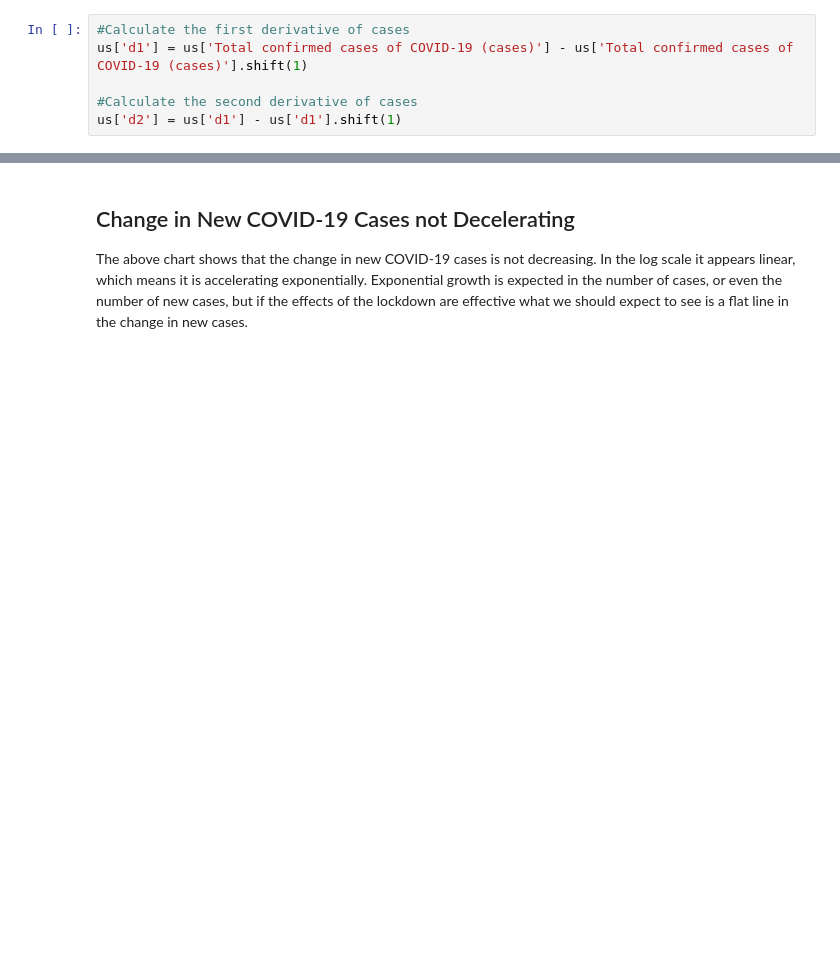
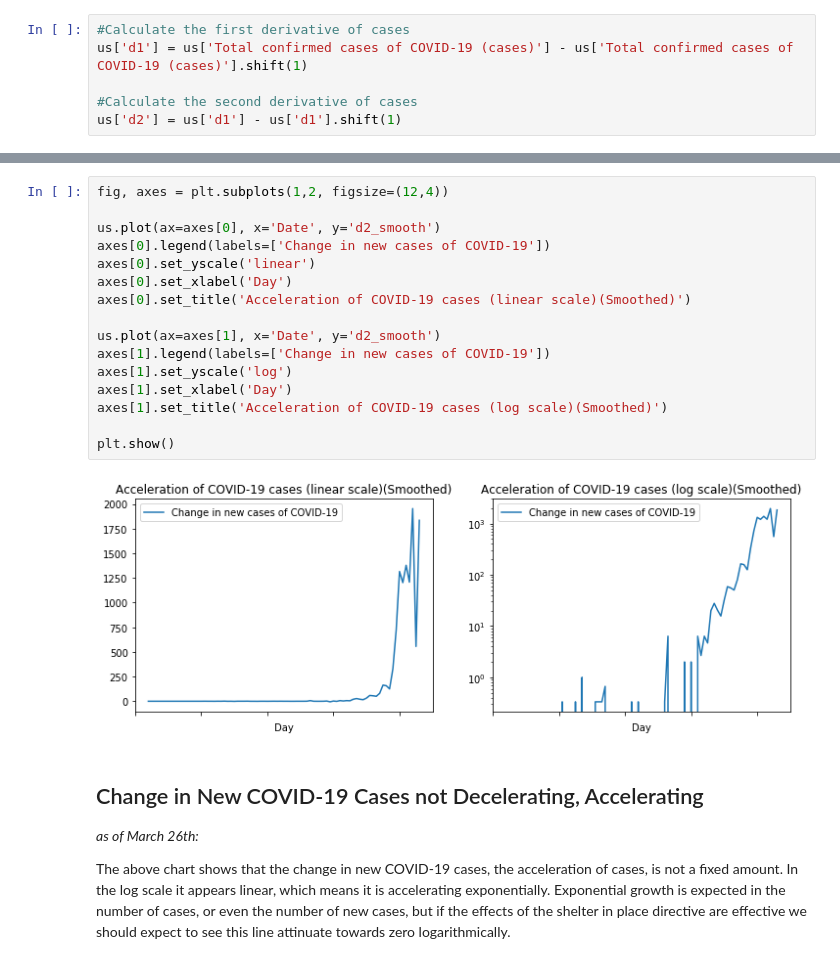
Before and after one commit to snives/Covid19, a Jupyter notebook: Covid19.ipynb, the cells around one changed output, grey strips where cells are left out. Drawn from its saved outputs; the diff is of its cells as text; blank space fills up the shorter version.

```diff
--- a/Covid19.ipynb
+++ b/Covid19.ipynb
@@ -99,4 +105,24 @@ plt.show()
+# %%
+fig, axes = plt.subplots(1,2, figsize=(12,4))
+
+us.plot(ax=axes[0], x='Date', y='d2_smooth')
+axes[0].legend(labels=['Change in new cases of COVID-19'])
+axes[0].set_yscale('linear')
+axes[0].set_xlabel('Day')
+axes[0].set_title('Acceleration of COVID-19 cases (linear scale)(Smoothed)')
+
+us.plot(ax=axes[1], x='Date', y='d2_smooth')
+axes[1].legend(labels=['Change in new cases of COVID-19'])
+axes[1].set_yscale('log')
+axes[1].set_xlabel('Day')
+axes[1].set_title('Acceleration of COVID-19 cases (log scale)(Smoothed)')
+
+plt.show()
+# %% [output]
+[figure, added]
 # %% [markdown]
-## Change in New COVID-19 Cases not Decelerating
+## Change in New COVID-19 Cases not Decelerating, Accelerating
 
-The above chart shows that the change in new COVID-19 cases is not decreasing.  In the log scale it appears linear, which means it is accelerating exponentially.  Exponential growth is expected in the number of cases, or even the number of new cases, but if the effects of the lockdown are effective what we should expect to see is a flat line in the change in new cases.
+_as of March 26th:_
+
+The above chart shows that the change in new COVID-19 cases, the acceleration of cases, is not a fixed amount.  In the log scale it appears linear, which means it is accelerating exponentially.  Exponential growth is expected in the number of cases, or even the number of new cases, but if the effects of the shelter in place directive are effective we should expect to see this line attinuate towards zero logarithmically.
```
Also changed, not shown: parts of 7 cells of this notebook, 1 other file.
